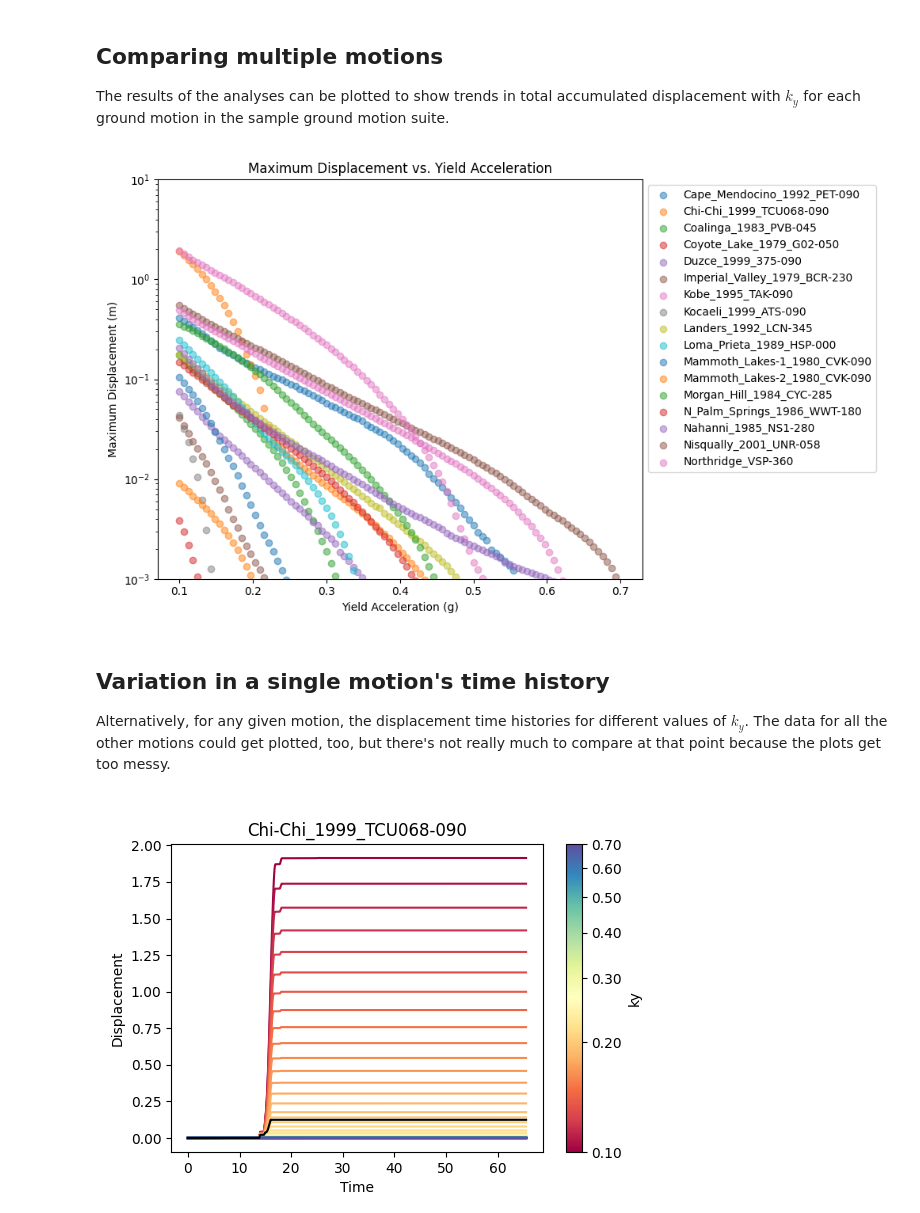
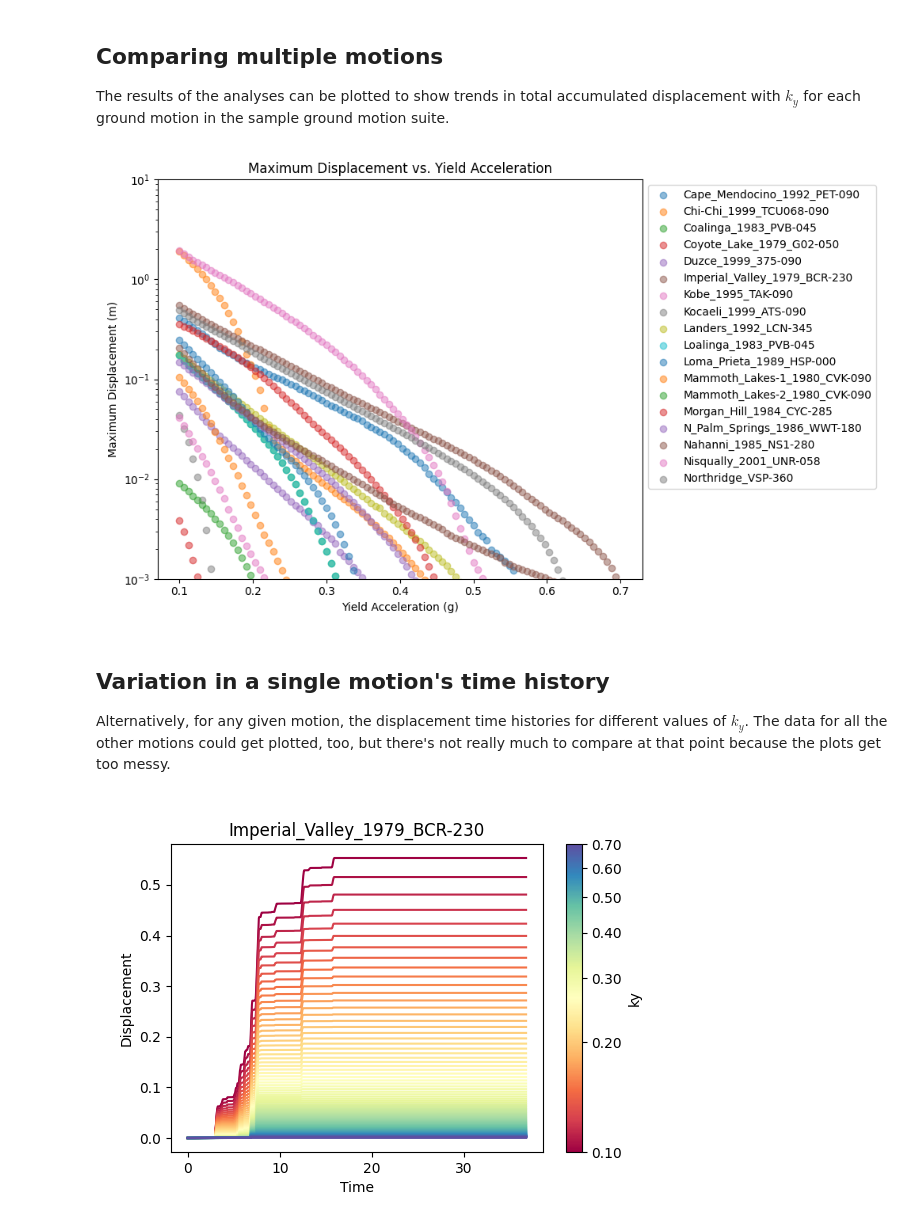
Before and after one commit to pySLAMMER/pySLAMMER, a Jupyter notebook: demos/batch_demo.ipynb, the cells around one changed output. Drawn from its saved outputs; the diff is of its cells as text; code cells hidden in the pictures.

Commit message:
integrating rigid, decoupled, coupled 50 percent

```diff
--- a/demos/batch_demo.ipynb
+++ b/demos/batch_demo.ipynb
@@ -74,0 +65,21 @@ plt.show()
+# %%
+# single simulation
+ky = 0.2
+motion = "Imperial_Valley_1979_BCR-230"
+
+# single_result = slam.RigidAnalysis(histories[motion].accel, histories[motion].dt, ky)
+single_result = slam.Decoupled(k_y=ky,
+                            a_in=histories[motion].accel,
+                            dt=histories[motion].dt,
+                            height=50.0,
+                            vs_slope=600.0,
+                            vs_base=600.0,
+                            damp_ratio=0.05,
+                            ref_strain=0.0005,
+                            scale_factor=1.0,
+                            soil_model="equivalent_linear",
+                            si_units=True,
+                            lite=False)
+plt.close('all')
+fig, axs = single_result.sliding_block_plot()
+plt.show()
@@ -80,7 +95,7 @@ Some key features (motion, ky, max displacement, and displacment time histories)
 run = 0
 for ky in kys:
     for motion, hist in histories.items():
-        result = slam.SlidingBlockAnalysis(hist, ky)
+        result = slam.RigidAnalysis(histories[motion].accel, histories[motion].dt, ky)
         output[run] = {"motion":motion, "ky":ky, "d_max": result.max_sliding_disp, "time":result.time, "disp": result.sliding_disp}
         run += 1
 # %%
@@ -105,7 +120,7 @@ ax.set_title('Maximum Displacement vs. Yield Acceleration')
 plt.tight_layout()
 plt.show()
 # %% [output]
-[figure, old version]
+[figure, new version]
 # %% [markdown]
 ## Variation in a single motion's time history
 Alternatively, for any given motion, the displacement time histories for different values of $k_y$. The data for all the other motions could get plotted, too, but there's not really much to compare at that point because the plots get too messy.
@@ -113,43 +128,35 @@ Alternatively, for any given motion, the displacement time histories for differe
 import matplotlib.cm as cm
 from matplotlib.colors import LogNorm
 
-motion = "Chi-Chi_1999_TCU068-090"
+motion = "Imperial_Valley_1979_BCR-230"
 
 plt.close('all')
 
 # Create a figure and axes
 fig, ax = plt.subplots(figsize=(6, 4))
 
 # Create a color map
 cmap = plt.colormaps['Spectral']#cm.get_cmap('viridis')
 norm = LogNorm(df['ky'].min(), df['ky'].max())
 
-# Iterate over the rows of the DataFrame
 for index, row in df[df["motion"]==motion].iterrows():
     color = cmap(norm(row['ky']))
     ax.plot(row['time'], row['disp'], color=color)
 
-ax.plot(single_result.time, single_result.sliding_disp, color='black')
-
-# ax.set_yscale('log')
-# ax.set_ylim([0.001,10])
-
 # Add a color bar
 sm = cm.ScalarMappable(cmap=cmap, norm=norm)
 sm.set_array([])
-# Add a color bar
 cbar = fig.colorbar(sm, ax=ax, label='ky')
 
 # Set the colorbar ticks and labels
-ticks = [0.1, 0.2, 0.3, 0.4, 0.5, 0.6, 0.7]#np.linspace(df['ky'].min(), df['ky'].max(), num=5)  # Adjust num for more or fewer ticks
+ticks = [0.1, 0.2, 0.3, 0.4, 0.5, 0.6, 0.7]
 cbar.set_ticks(ticks)
-cbar.set_ticklabels([f'{tick:.2f}' for tick in ticks])  # Adjust the format as needed
+cbar.set_ticklabels([f'{tick:.2f}' for tick in ticks])
 
-# ax.set_yscale('log')
-# ax.set_ylim(1e-3,1e2)
+# Set the x-axis and y-axis labels
 ax.set_xlabel('Time')
 ax.set_ylabel('Displacement')
 ax.set_title(motion)
 plt.show()
 # %% [output]
-[figure, old version]
+[figure, new version]
```
Also changed, not shown: parts of 5 cells of this notebook, 28 other files.
